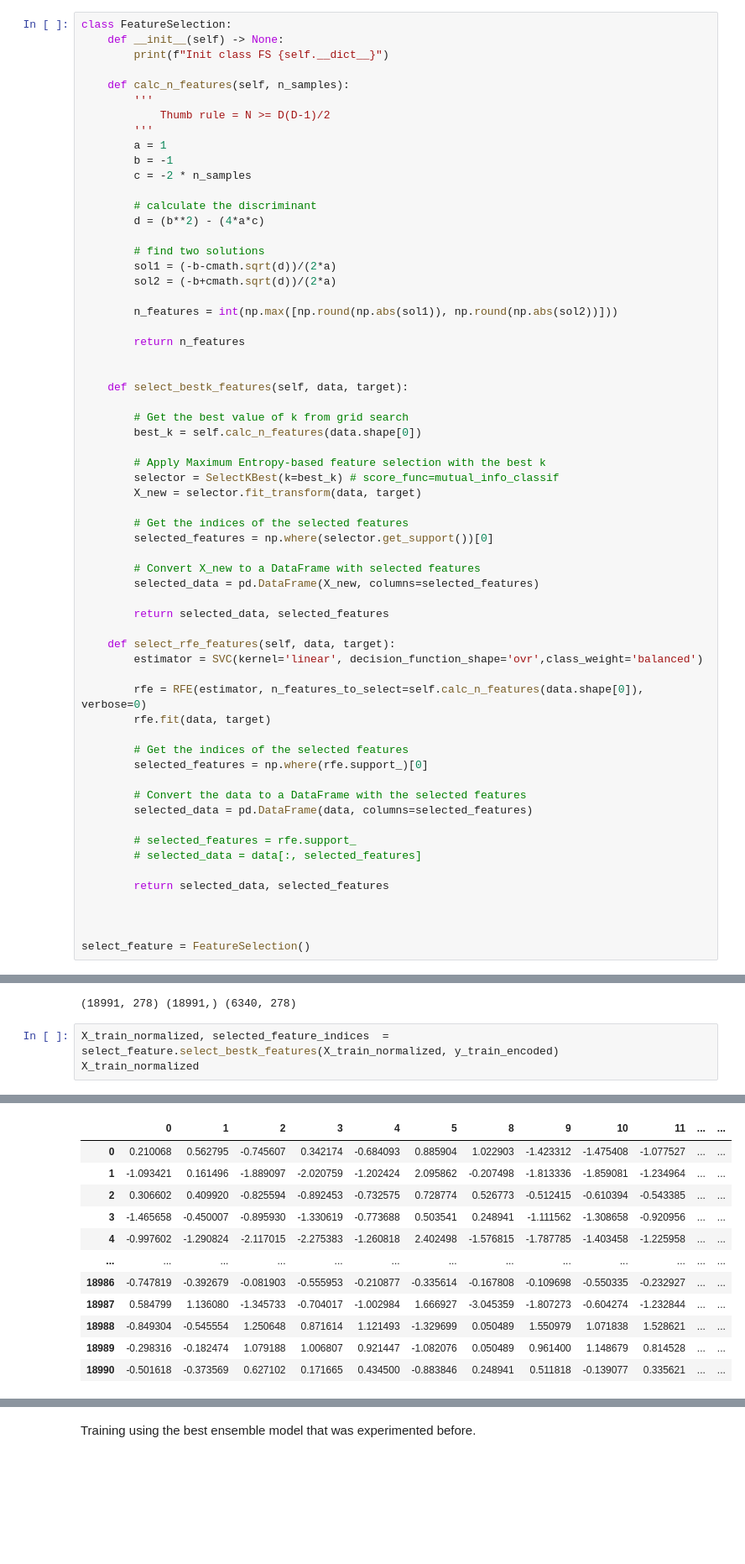
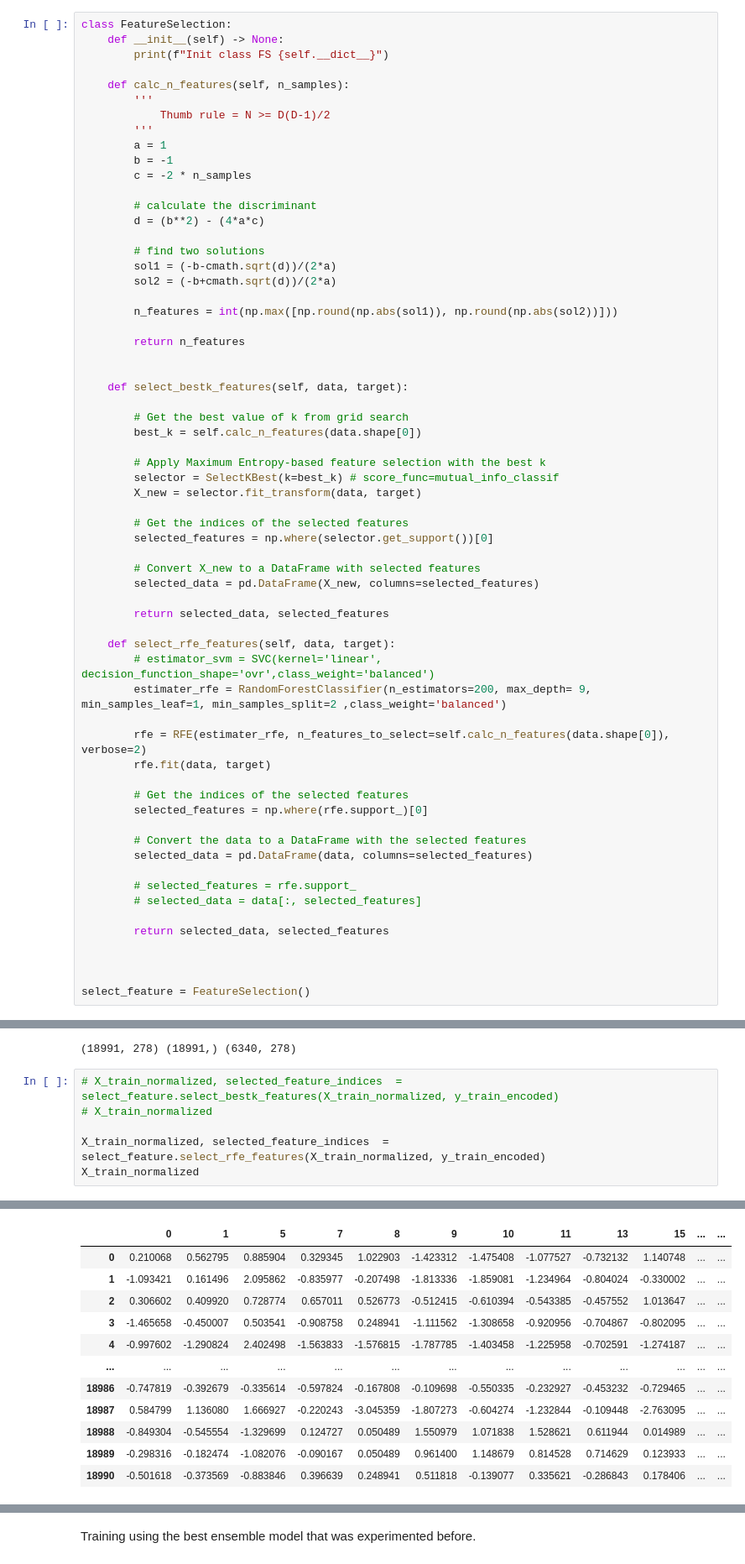
Before and after one commit to lui-alvarez/Melanoma-classification-using-machine-learning, a Jupyter notebook: notebooks/HabibAlvarez_challenge1.ipynb, the cells around one changed output, grey strips where cells are left out. Shown: that part at 84% size. Saved outputs shown, nothing was run; the diff lists cells and outputs as text; blank space fills up the shorter version.

```diff
--- a/notebooks/HabibAlvarez_challenge1.ipynb
+++ b/notebooks/HabibAlvarez_challenge1.ipynb
@@ -474,9 +475,10 @@ class FeatureSelection:
         return selected_data, selected_features
 
     def select_rfe_features(self, data, target):
-        estimator = SVC(kernel='linear', decision_function_shape='ovr',class_weight='balanced')
+        # estimator_svm = SVC(kernel='linear', decision_function_shape='ovr',class_weight='balanced')
+        estimater_rfe = RandomForestClassifier(n_estimators=200, max_depth= 9, min_samples_leaf=1, min_samples_split=2 ,class_weight='balanced')
 
-        rfe = RFE(estimator, n_features_to_select=self.calc_n_features(data.shape[0]), verbose=0)
+        rfe = RFE(estimater_rfe, n_features_to_select=self.calc_n_features(data.shape[0]), verbose=2)
         rfe.fit(data, target)
 
         # Get the indices of the selected features
@@ -1300,6 +1648,9 @@ print(
 # %% [output]
 (18991, 278) (18991,) (6340, 278)
 # %%
-X_train_normalized, selected_feature_indices  = select_feature.select_bestk_features(X_train_normalized, y_train_encoded)
+# X_train_normalized, selected_feature_indices  = select_feature.select_bestk_features(X_train_normalized, y_train_encoded)
+# X_train_normalized
+
+X_train_normalized, selected_feature_indices  = select_feature.select_rfe_features(X_train_normalized, y_train_encoded)
 X_train_normalized
 # %% [output]
@@ -1306,12 +1674,12 @@ X_train_normalized
-|  | 0 | 1 | 2 | 3 | 4 | 5 | 8 | 9 | 10 | 11 | ... | ... |
-| 0 | 0.210068 | 0.562795 | -0.745607 | 0.342174 | -0.684093 | 0.885904 | 1.022903 | -1.423312 | -1.475408 | -1.077527 | ... | ... |
-| 1 | -1.093421 | 0.161496 | -1.889097 | -2.020759 | -1.202424 | 2.095862 | -0.207498 | -1.813336 | -1.859081 | -1.234964 | ... | ... |
-| 2 | 0.306602 | 0.409920 | -0.825594 | -0.892453 | -0.732575 | 0.728774 | 0.526773 | -0.512415 | -0.610394 | -0.543385 | ... | ... |
-| 3 | -1.465658 | -0.450007 | -0.895930 | -1.330619 | -0.773688 | 0.503541 | 0.248941 | -1.111562 | -1.308658 | -0.920956 | ... | ... |
-| 4 | -0.997602 | -1.290824 | -2.117015 | -2.275383 | -1.260818 | 2.402498 | -1.576815 | -1.787785 | -1.403458 | -1.225958 | ... | ... |
+|  | 0 | 1 | 5 | 7 | 8 | 9 | 10 | 11 | 13 | 15 | ... | ... |
+| 0 | 0.210068 | 0.562795 | 0.885904 | 0.329345 | 1.022903 | -1.423312 | -1.475408 | -1.077527 | -0.732132 | 1.140748 | ... | ... |
+| 1 | -1.093421 | 0.161496 | 2.095862 | -0.835977 | -0.207498 | -1.813336 | -1.859081 | -1.234964 | -0.804024 | -0.330002 | ... | ... |
+| 2 | 0.306602 | 0.409920 | 0.728774 | 0.657011 | 0.526773 | -0.512415 | -0.610394 | -0.543385 | -0.457552 | 1.013647 | ... | ... |
+| 3 | -1.465658 | -0.450007 | 0.503541 | -0.908758 | 0.248941 | -1.111562 | -1.308658 | -0.920956 | -0.704867 | -0.802095 | ... | ... |
+| 4 | -0.997602 | -1.290824 | 2.402498 | -1.563833 | -1.576815 | -1.787785 | -1.403458 | -1.225958 | -0.702591 | -1.274187 | ... | ... |
 | ... | ... | ... | ... | ... | ... | ... | ... | ... | ... | ... | ... | ... |
-| 18986 | -0.747819 | -0.392679 | -0.081903 | -0.555953 | -0.210877 | -0.335614 | -0.167808 | -0.109698 | -0.550335 | -0.232927 | ... | ... |
-| 18987 | 0.584799 | 1.136080 | -1.345733 | -0.704017 | -1.002984 | 1.666927 | -3.045359 | -1.807273 | -0.604274 | -1.232844 | ... | ... |
-| 18988 | -0.849304 | -0.545554 | 1.250648 | 0.871614 | 1.121493 | -1.329699 | 0.050489 | 1.550979 | 1.071838 | 1.528621 | ... | ... |
-| 18989 | -0.298316 | -0.182474 | 1.079188 | 1.006807 | 0.921447 | -1.082076 | 0.050489 | 0.961400 | 1.148679 | 0.814528 | ... | ... |
-| 18990 | -0.501618 | -0.373569 | 0.627102 | 0.171665 | 0.434500 | -0.883846 | 0.248941 | 0.511818 | -0.139077 | 0.335621 | ... | ... |
+| 18986 | -0.747819 | -0.392679 | -0.335614 | -0.597824 | -0.167808 | -0.109698 | -0.550335 | -0.232927 | -0.453232 | -0.729465 | ... | ... |
+| 18987 | 0.584799 | 1.136080 | 1.666927 | -0.220243 | -3.045359 | -1.807273 | -0.604274 | -1.232844 | -0.109448 | -2.763095 | ... | ... |
+| 18988 | -0.849304 | -0.545554 | -1.329699 | 0.124727 | 0.050489 | 1.550979 | 1.071838 | 1.528621 | 0.611944 | 0.014989 | ... | ... |
+| 18989 | -0.298316 | -0.182474 | -1.082076 | -0.090167 | 0.050489 | 0.961400 | 1.148679 | 0.814528 | 0.714629 | 0.123933 | ... | ... |
+| 18990 | -0.501618 | -0.373569 | -0.883846 | 0.396639 | 0.248941 | 0.511818 | -0.139077 | 0.335621 | -0.286843 | 0.178406 | ... | ... |
```
Also changed, not shown: parts of 30 cells of this notebook, 4 other files.
